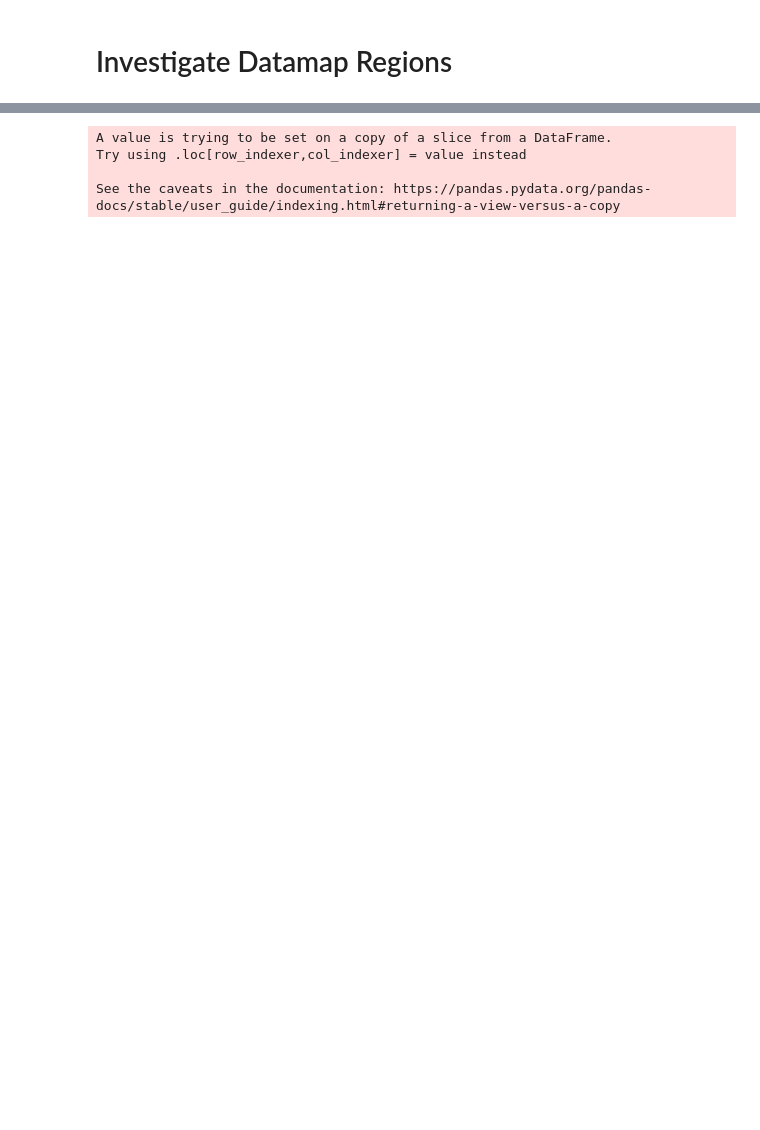
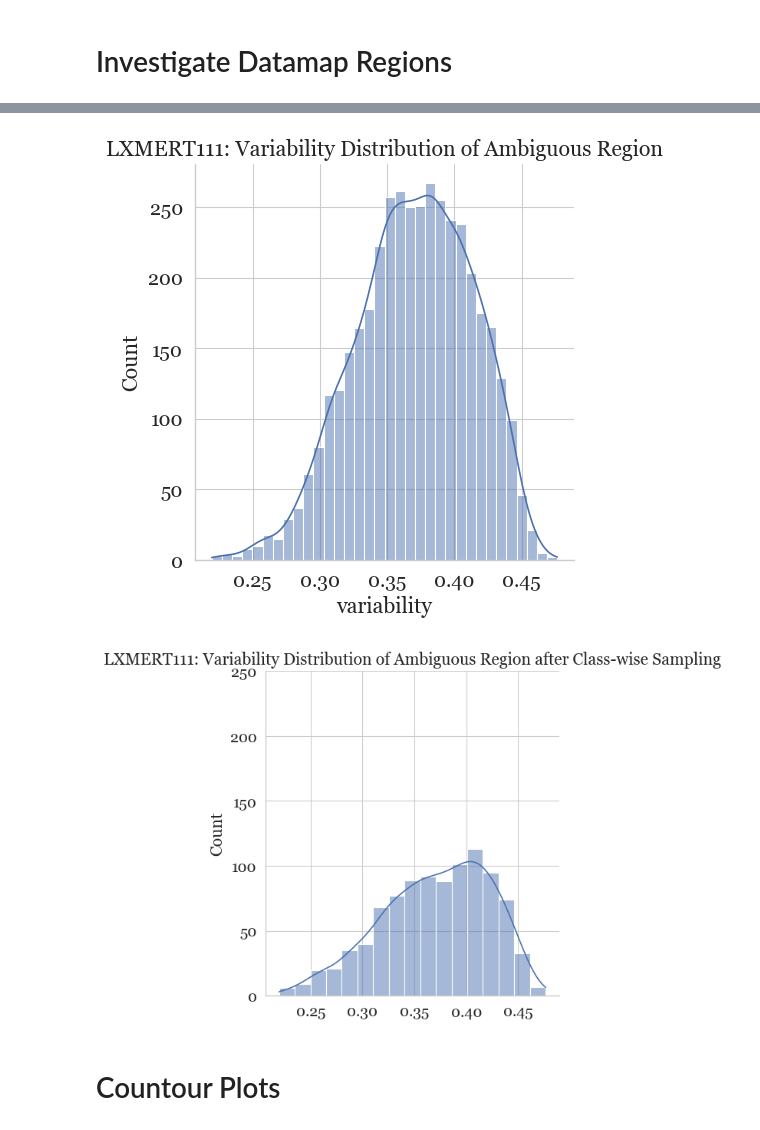
Before and after one commit to jr4fs/interactive_datamap_cartography, a Jupyter notebook: src/plot_datamaps.ipynb, the cells around one changed output, grey strips where cells are left out. Cells and saved outputs as stored; diff of their text form; code cells hidden in the pictures; blank space fills up the shorter version.

Commit message:
sampling and contour plots

```diff
--- a/src/plot_datamaps.ipynb
+++ b/src/plot_datamaps.ipynb
@@ -958,9 +1060,15 @@ iou:  0.721
 base_path ='../assets/vqa_models/vqa_lxr111_animals_fromScratch_20epochs_breeds/'
 df = pd.read_pickle(base_path+"datamap_metrics.pkl")
 
-generate_region_class_variability_distributions(base_path, df, 'easy',  conf_threshold=0.8, var_threshold=0.2)
+generate_region_class_variability_distributions(base_path, df, 'ambiguous', conf_threshold=0.2, var_threshold=0.2)
-# %% [output]
-A value is trying to be set on a copy of a slice from a DataFrame.
-Try using .loc[row_indexer,col_indexer] = value instead
-
-See the caveats in the documentation: https://pandas.pydata.org/pandas-docs/stable/user_guide/indexing.html#returning-a-view-versus-a-copy
+# %%
+base_path ='../assets/vqa_models/vqa_lxr111_animals_fromScratch_20epochs_breeds/'
+df = pd.read_pickle(base_path+"datamap_metrics.pkl")
+
+ids = class_sampling(base_path, df, 'ambiguous', conf_threshold=0.2, var_threshold=0.2)
+#ids = variability_sampling(base_path, df, 'ambiguous', conf_threshold=0.2, var_threshold=0.2)
+# %% [output]
+[figure, added]
+[figure, added]
+# %% [markdown]
+# Countour Plots
```
Also changed, not shown: parts of 9 cells of this notebook, 9 other files.
